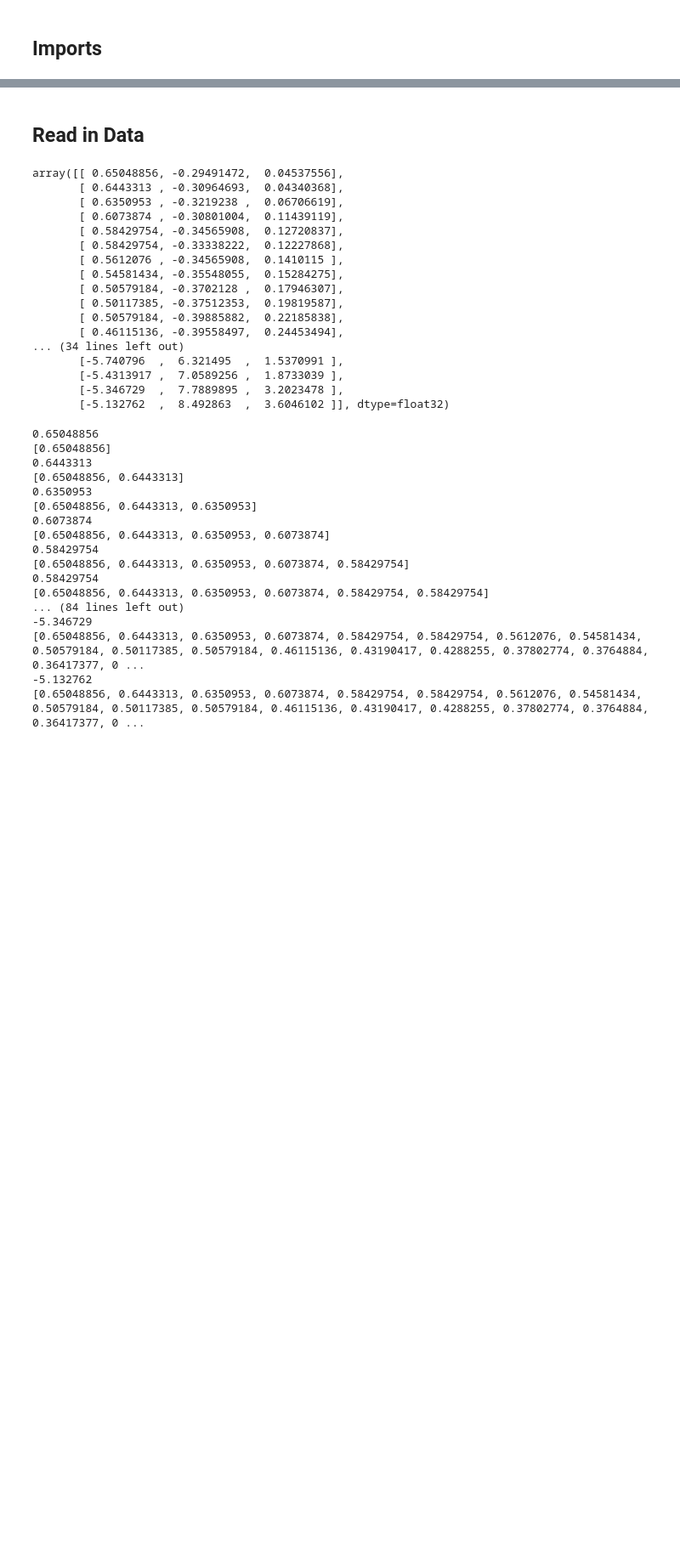
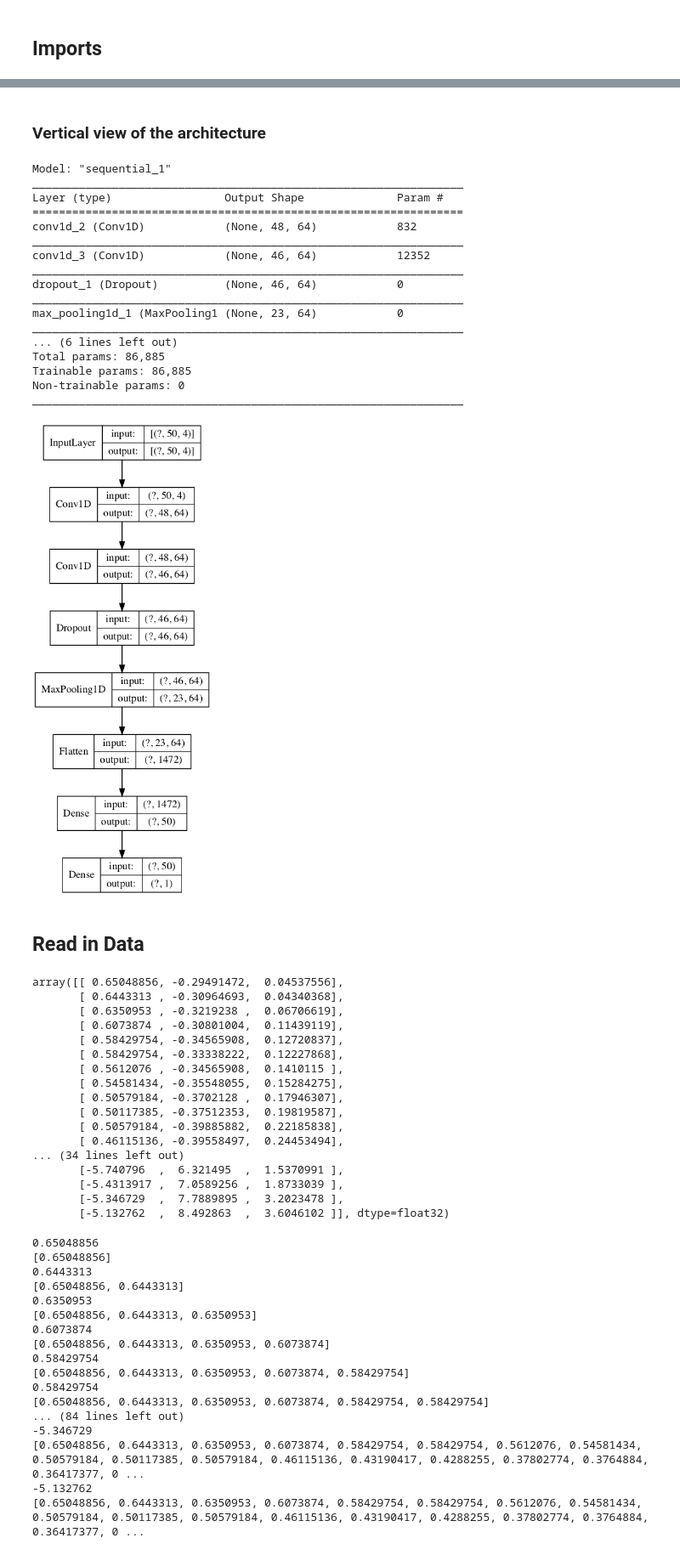
Before and after one commit to havihavish/FallCatcher, a Jupyter notebook: Programs/Models/LSTM-Training-All-Data.ipynb, the cells around one changed output, grey strips where cells are left out. Shown at 85% size. Drawn from its saved outputs; the diff is of its cells as text; code cells hidden in the pictures; blank space fills up the shorter version.

```diff
--- a/Programs/Models/LSTM-Training-All-Data.ipynb
+++ b/Programs/Models/LSTM-Training-All-Data.ipynb
@@ -34,3 +74,47 @@ from tensorflow.keras import backend as K
+# %% [markdown]
+### Vertical view of the architecture
+# %%
+# { # With Feature Scaling
+#     'drop1' : 0.5,
+#     'w1' : 600.,
+#     'w0' : 1.,
+#     'batch' : 7500,
+#     'epochs' : 5,
+#     'patience' : 5,
+#     'HL_1' : 50,
+#     'HL_2' : 3,
+#     'lr': 0.001,
+#     'opt': 'nadam'
+# }
+model = Sequential()
+model.add(Conv1D(filters=64, kernel_size=3, activation='relu', input_shape=(50, 4), kernel_regularizer=l2(0.01), bias_regularizer=l2(0.01)))
+model.add(Conv1D(filters=64, kernel_size=3, activation='relu', kernel_regularizer=l2(0.01), bias_regularizer=l2(0.01)))
+model.add(Dropout(0.5))
+model.add(MaxPooling1D(pool_size=2))
+model.add(Flatten())
+model.add(Dense(50, activation='relu'))
+model.add(Dense(1, activation='sigmoid'))
+model.summary()
+tf.keras.utils.plot_model(model, to_file='model_plot.png', show_shapes=True, show_layer_names=False)
+# %% [output]
+Model: "sequential_1"
+_________________________________________________________________
+Layer (type)                 Output Shape              Param #
+=================================================================
+conv1d_2 (Conv1D)            (None, 48, 64)            832
+_________________________________________________________________
+conv1d_3 (Conv1D)            (None, 46, 64)            12352
+_________________________________________________________________
+dropout_1 (Dropout)          (None, 46, 64)            0
+_________________________________________________________________
+max_pooling1d_1 (MaxPooling1 (None, 23, 64)            0
+_________________________________________________________________
+... (6 lines left out)
+Total params: 86,885
+Trainable params: 86,885
+Non-trainable params: 0
+_________________________________________________________________
+[figure, added]
 # %% [markdown]
 ## Read in Data
 # %%
```
Also changed, not shown: parts of 3 cells of this notebook, 1 other file.
